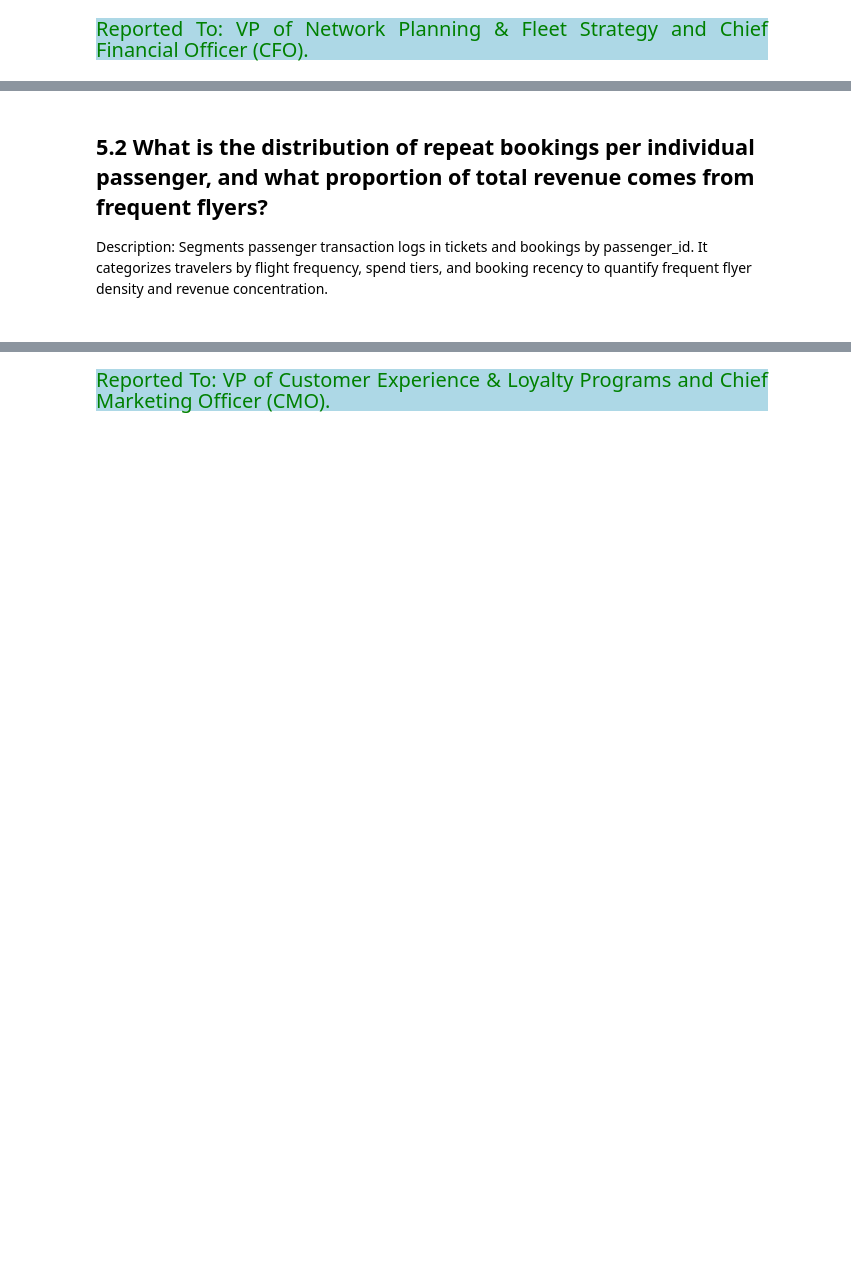
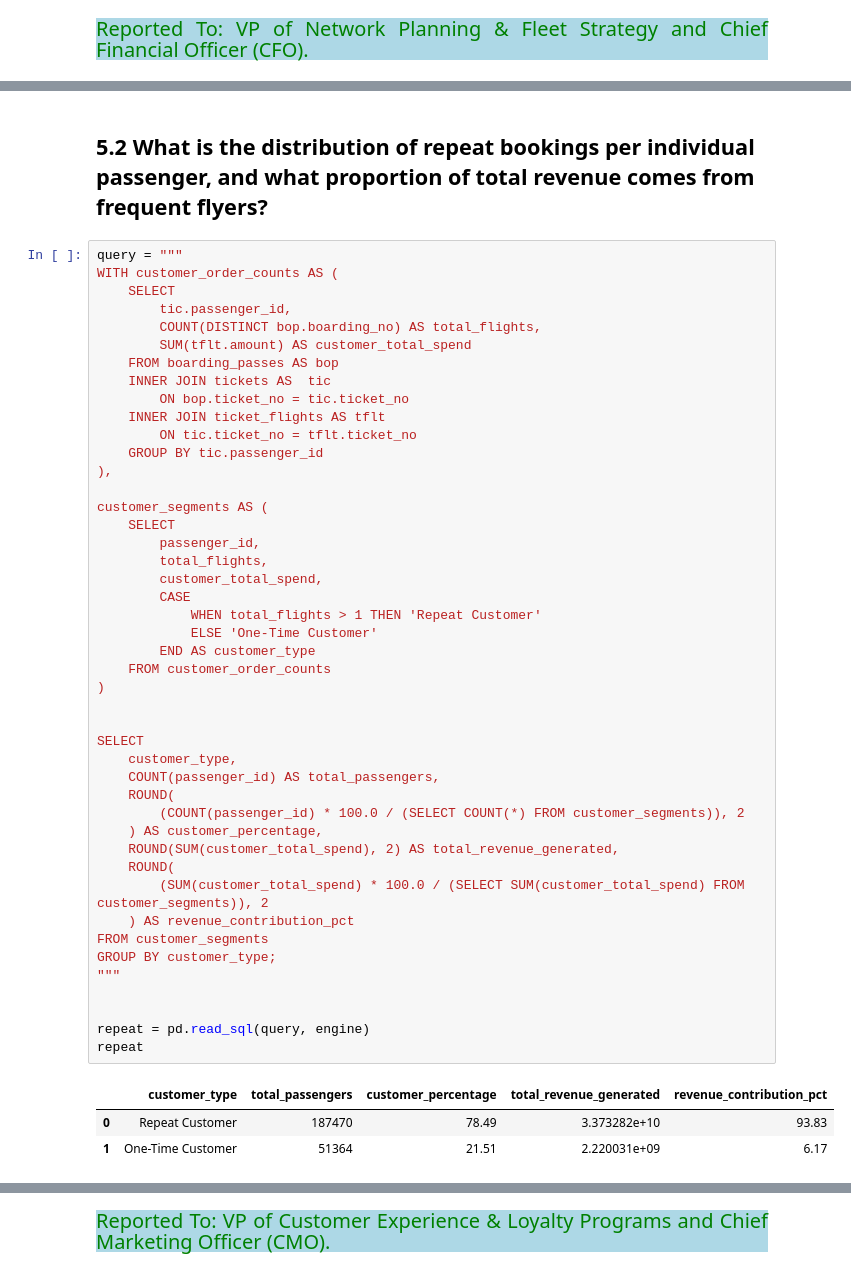
Before and after one commit to Kartika-Nidhi/Airlines_Operation_Analysis_SQL, a Jupyter notebook: AirlinesAnalysisSQl.ipynb, the cells around one changed output, grey strips where cells are left out. Cells and saved outputs as stored; diff of their text form; blank space fills up the shorter version.

```diff
--- a/AirlinesAnalysisSQl.ipynb
+++ b/AirlinesAnalysisSQl.ipynb
@@ -799,7 +799,52 @@ Reported To: VP of Network Planning & Fleet Strategy and  Chief Financial Office
 <div>
 # %% [markdown]
 ## 5.2 What is the distribution of repeat bookings per individual passenger, and what proportion of total revenue comes from frequent flyers?
-
-Description: Segments passenger transaction logs in tickets and bookings by passenger_id. It categorizes travelers by flight frequency, spend tiers, and booking recency to quantify frequent flyer density and revenue concentration.
-# %% [markdown]
-<div>
+# %%
+query = """
+WITH customer_order_counts AS (
+    SELECT
+        tic.passenger_id,
+        COUNT(DISTINCT bop.boarding_no) AS total_flights,
+        SUM(tflt.amount) AS customer_total_spend
+    FROM boarding_passes AS bop
+    INNER JOIN tickets AS  tic
+        ON bop.ticket_no = tic.ticket_no
+    INNER JOIN ticket_flights AS tflt
+        ON tic.ticket_no = tflt.ticket_no
+    GROUP BY tic.passenger_id
+),
+
+customer_segments AS (
+    SELECT
+        passenger_id,
+        total_flights,
+        customer_total_spend,
+        CASE
+            WHEN total_flights > 1 THEN 'Repeat Customer'
+            ELSE 'One-Time Customer'
+        END AS customer_type
+    FROM customer_order_counts
+)
+
+
+SELECT
+    customer_type,
+    COUNT(passenger_id) AS total_passengers,
+    ROUND(
+        (COUNT(passenger_id) * 100.0 / (SELECT COUNT(*) FROM customer_segments)), 2
+    ) AS customer_percentage,
+    ROUND(SUM(customer_total_spend), 2) AS total_revenue_generated,
+    ROUND(
+        (SUM(customer_total_spend) * 100.0 / (SELECT SUM(customer_total_spend) FROM customer_segments)), 2
+    ) AS revenue_contribution_pct
+FROM customer_segments
+GROUP BY customer_type;
+"""
+
+
+repeat = pd.read_sql(query, engine)
+repeat
+# %% [output]
+|  | customer_type | total_passengers | customer_percentage | total_revenue_generated | revenue_contribution_pct |
+| 0 | Repeat Customer | 187470 | 78.49 | 3.373282e+10 | 93.83 |
+| 1 | One-Time Customer | 51364 | 21.51 | 2.220031e+09 | 6.17 |
```
Also changed, not shown: parts of 5 cells of this notebook.
